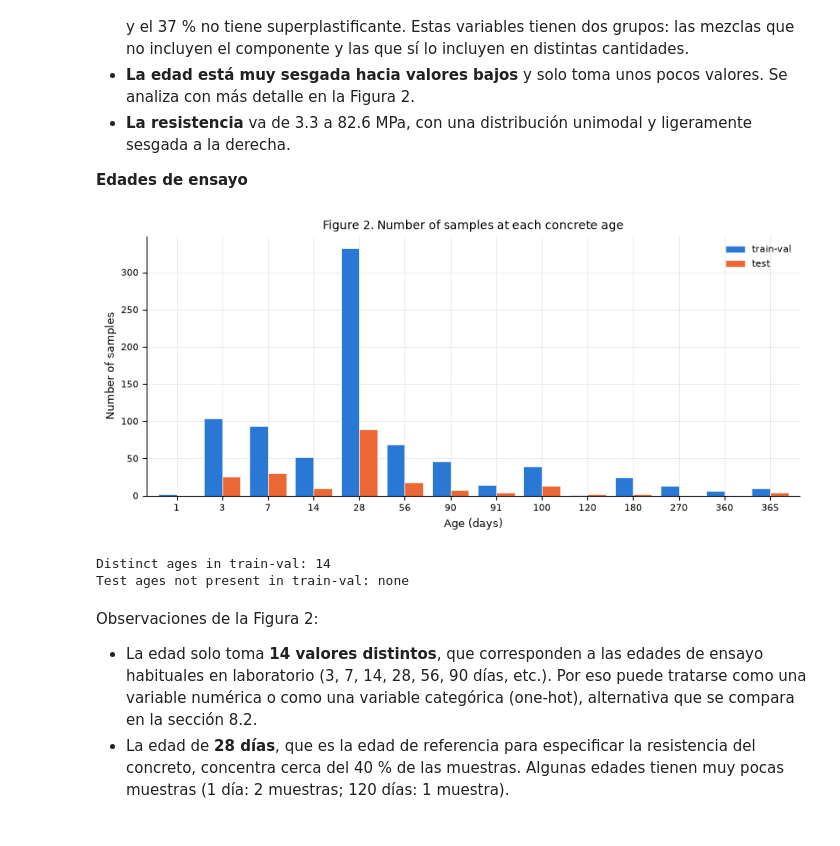
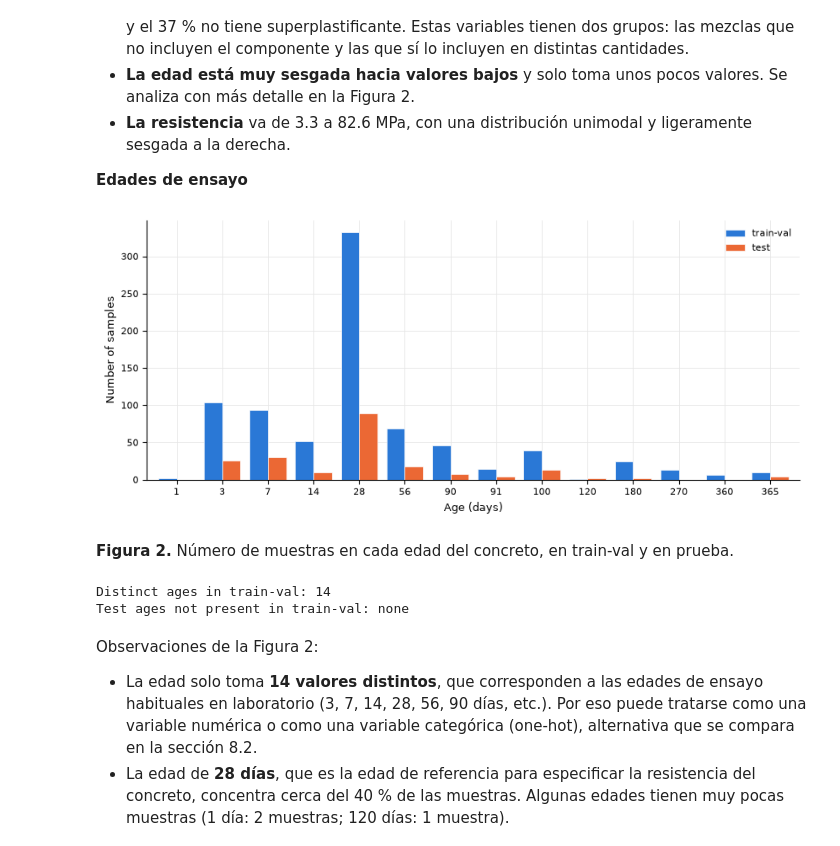
Before and after one commit to 25adiaz-apps/phd-civil-ualberta, a Jupyter notebook: machine-learning/assignment-4/question-1-concrete-strength.ipynb, the cells around one changed output. Drawn from its saved outputs; the diff is of its cells as text; code cells hidden in the pictures.

```diff
--- a/machine-learning/assignment-4/question-1-concrete-strength.ipynb
+++ b/machine-learning/assignment-4/question-1-concrete-strength.ipynb
@@ -42,6 +42,7 @@ import matplotlib.pyplot as plt
 import numpy as np
 import pandas as pd
 import seaborn as sns
+from IPython.display import Markdown, display
 from matplotlib.colors import ListedColormap, LogNorm
 from sklearn.model_selection import KFold
 
@@ -98,17 +99,18 @@ plt.rcParams.update({
 })
 pd.set_option("display.precision", 2)
 
-CAPTION_STYLE = [{"selector": "caption",
-                  "props": "caption-side: top; text-align: left; font-weight: bold; padding-bottom: 6px;"}]
+def show_table(df, number, caption, precision=2, hide_index=False):
+    """Display a DataFrame with its numbered caption above it (academic format)."""
+    display(Markdown(f"**Tabla {number}.** {caption}"))
+    styled = df.style.format(precision=precision)
+    display(styled.hide(axis="index") if hide_index else styled)
 
 
-def show_table(df, number, caption, precision=2, hide_index=False):
-    """Display a DataFrame as a numbered table, with its caption above it."""
-    styled = (df.style
-              .set_caption(f"Table {number}. {caption}")
-              .set_table_styles(CAPTION_STYLE)
-              .format(precision=precision))
-    return styled.hide(axis="index") if hide_index else styled
+def show_figure(fig, number, caption):
+    """Display a figure with its numbered caption below it (academic format)."""
+    display(fig)
+    plt.close(fig)
+    display(Markdown(f"**Figura {number}.** {caption}"))
 # %% [markdown]
 ## 2. Datos y análisis exploratorio
 # %% [markdown]
@@ -355,22 +366,22 @@ Observaciones de la Figura 1:
 # %%
 # The age only takes a few discrete values: count the samples at each age
 age_counts = (pd.DataFrame({"train-val": train_val_df["age"].value_counts(),
                             "test": test_df["age"].value_counts()})
               .fillna(0).astype(int).sort_index())
 
 ax = age_counts.plot.bar(figsize=(10, 4), color=[COLOR_TRAIN, COLOR_TEST],
                          width=0.8, edgecolor="white", linewidth=0.5)
 ax.set_xlabel(LABELS["age"])
 ax.set_ylabel("Number of samples")
 ax.tick_params(axis="x", rotation=0)
-ax.set_title("Figure 2. Number of samples at each concrete age")
-plt.show()
+show_figure(ax.figure, 2, "Número de muestras en cada edad del concreto, en train-val y en prueba.")
 
 print(f"Distinct ages in train-val: {train_val_df['age'].nunique()}")
 print(f"Test ages not present in train-val: "
       f"{sorted(set(test_df['age']) - set(train_val_df['age'])) or 'none'}")
 # %% [output]
-[figure, old version]
+[figure, new version]
+**Figura 2.** Número de muestras en cada edad del concreto, en train-val y en prueba.
 Distinct ages in train-val: 14
 Test ages not present in train-val: none
 # %% [markdown]
```
Also changed, not shown: parts of 12 cells of this notebook.
